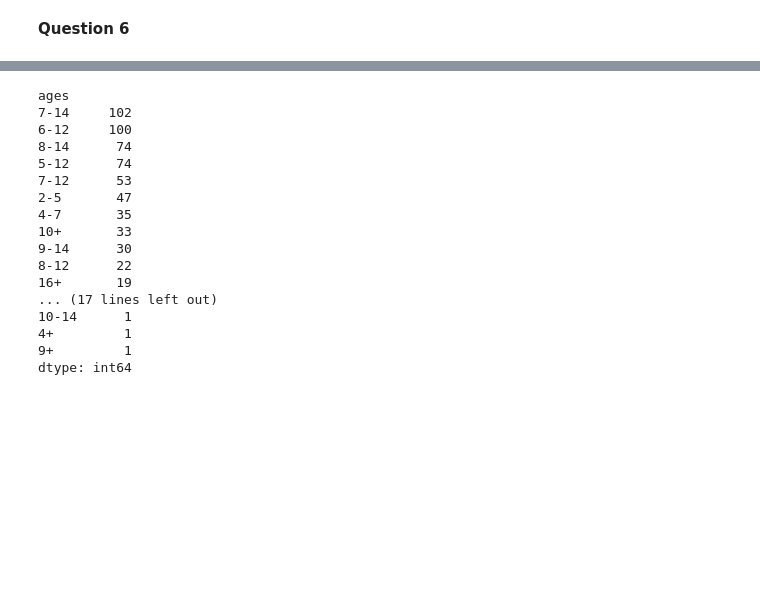
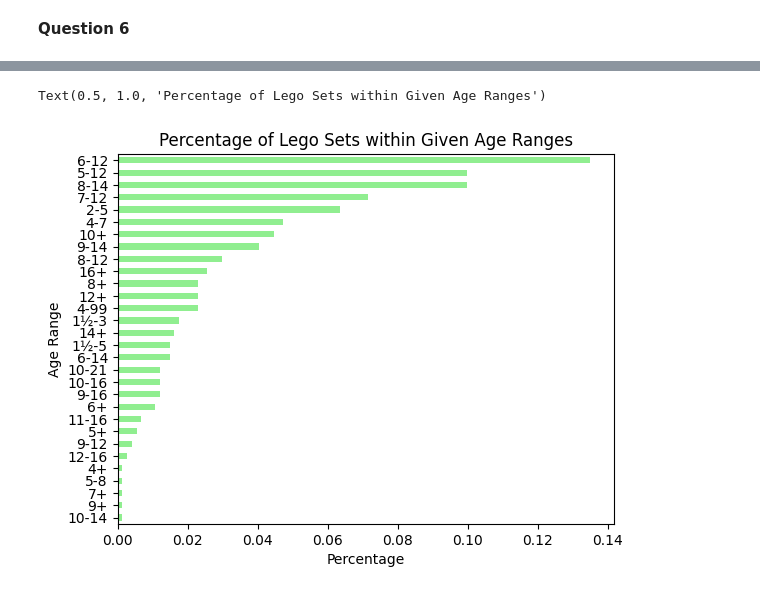
Before and after one commit to dfr5407/DS220, a Jupyter notebook: Project2/pyLegoSetDataset.ipynb, the cells around one changed output, grey strips where cells are left out. Cells and saved outputs as stored; diff of their text form; code cells hidden in the pictures; blank space fills up the shorter version.

```diff
--- a/Project2/pyLegoSetDataset.ipynb
+++ b/Project2/pyLegoSetDataset.ipynb
@@ -228,24 +212,15 @@ leastExpensiveSet
 # %% [output]
 |  | ages | list_price | num_reviews | piece_count | play_star_rating | prod_desc | prod_id | prod_long_desc | ... |
 | 6228 | 4+ | 3.599 | 180.0 | 1.0 | 4.0 | Everyone needs one! | 630.0 | This tool makes it a snap to pull... | ... |
-# %%
-variousAges = distinctsets.groupby(['ages']).size().sort_values(ascending = False)
-variousAges
-# %% [output]
-ages
-7-14     102
-6-12     100
-8-14      74
-5-12      74
-7-12      53
-2-5       47
-4-7       35
-10+       33
-9-14      30
-8-12      22
-16+       19
-... (17 lines left out)
-10-14      1
-4+         1
-9+         1
-dtype: int64
+# %%
+variousAges = distinctSets.groupby(['ages']).size().sort_values(ascending = True)
+
+percentage = variousAges / len(distinctSets)
+
+percentage.head(30).plot.barh(color = 'lightgreen')
+plt.xlabel('Percentage')
+plt.ylabel('Age Range')
+plt.title('Percentage of Lego Sets within Given Age Ranges')
+# %% [output]
+Text(0.5, 1.0, 'Percentage of Lego Sets within Given Age Ranges')
+[figure, added]
```
Also changed, not shown: parts of 7 cells of this notebook.
